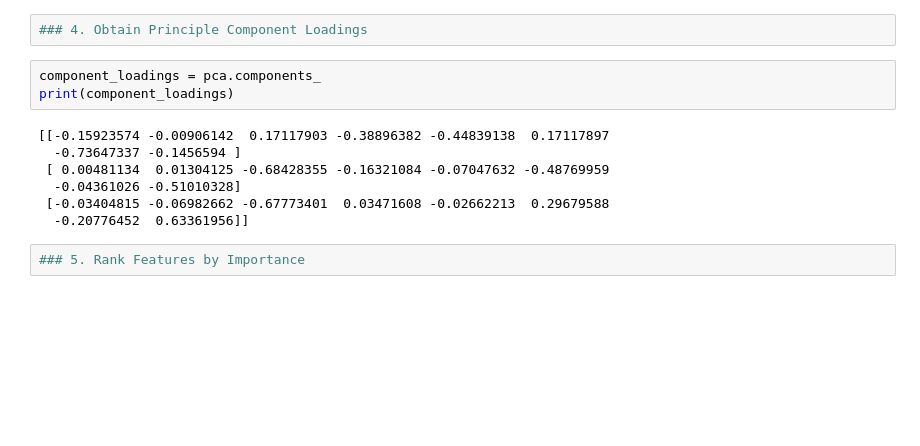
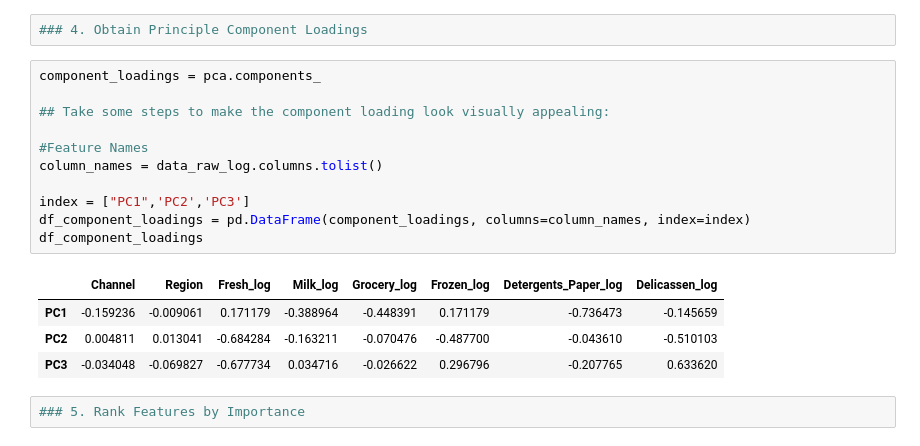
Before and after one commit to j-lepard/Understanding-Grocery-Data, a Jupyter notebook: Unsupervised Learning - Project.ipynb, the cells around one changed output. Cells and saved outputs as stored; diff of their text form; blank space fills up the shorter version.

```diff
--- a/Unsupervised Learning - Project.ipynb
+++ b/Unsupervised Learning - Project.ipynb
@@ -233,14 +233,20 @@ The total variance accounted for is 78.79%
 ### 4. Obtain Principle Component Loadings
 # %%
 component_loadings = pca.components_
-print(component_loadings)
+
+## Take some steps to make the component loading look visually appealing:
+
+#Feature Names
+column_names = data_raw_log.columns.tolist()
+
+index = ["PC1",'PC2','PC3']
+df_component_loadings = pd.DataFrame(component_loadings, columns=column_names, index=index)
+df_component_loadings
 # %% [output]
-[[-0.15923574 -0.00906142  0.17117903 -0.38896382 -0.44839138  0.17117897
-  -0.73647337 -0.1456594 ]
- [ 0.00481134  0.01304125 -0.68428355 -0.16321084 -0.07047632 -0.48769959
-  -0.04361026 -0.51010328]
- [-0.03404815 -0.06982662 -0.67773401  0.03471608 -0.02662213  0.29679588
-  -0.20776452  0.63361956]]
+|  | Channel | Region | Fresh_log | Milk_log | Grocery_log | Frozen_log | Detergents_Paper_log | Delicassen_log |
+| PC1 | -0.159236 | -0.009061 | 0.171179 | -0.388964 | -0.448391 | 0.171179 | -0.736473 | -0.145659 |
+| PC2 | 0.004811 | 0.013041 | -0.684284 | -0.163211 | -0.070476 | -0.487700 | -0.043610 | -0.510103 |
+| PC3 | -0.034048 | -0.069827 | -0.677734 | 0.034716 | -0.026622 | 0.296796 | -0.207765 | 0.633620 |
 # %%
 ### 5. Rank Features by Importance
 # %%
```
Also changed, not shown: parts of 2 cells of this notebook.
